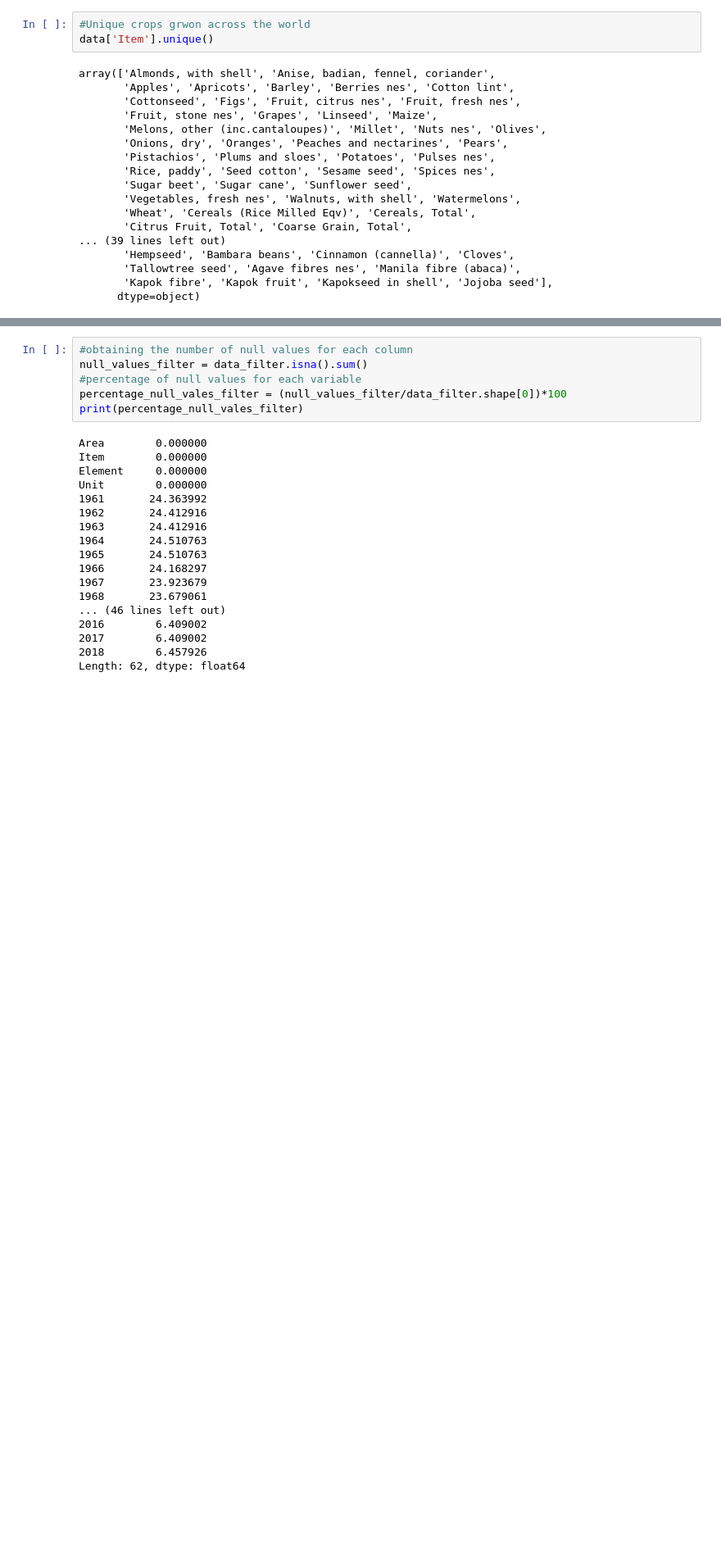
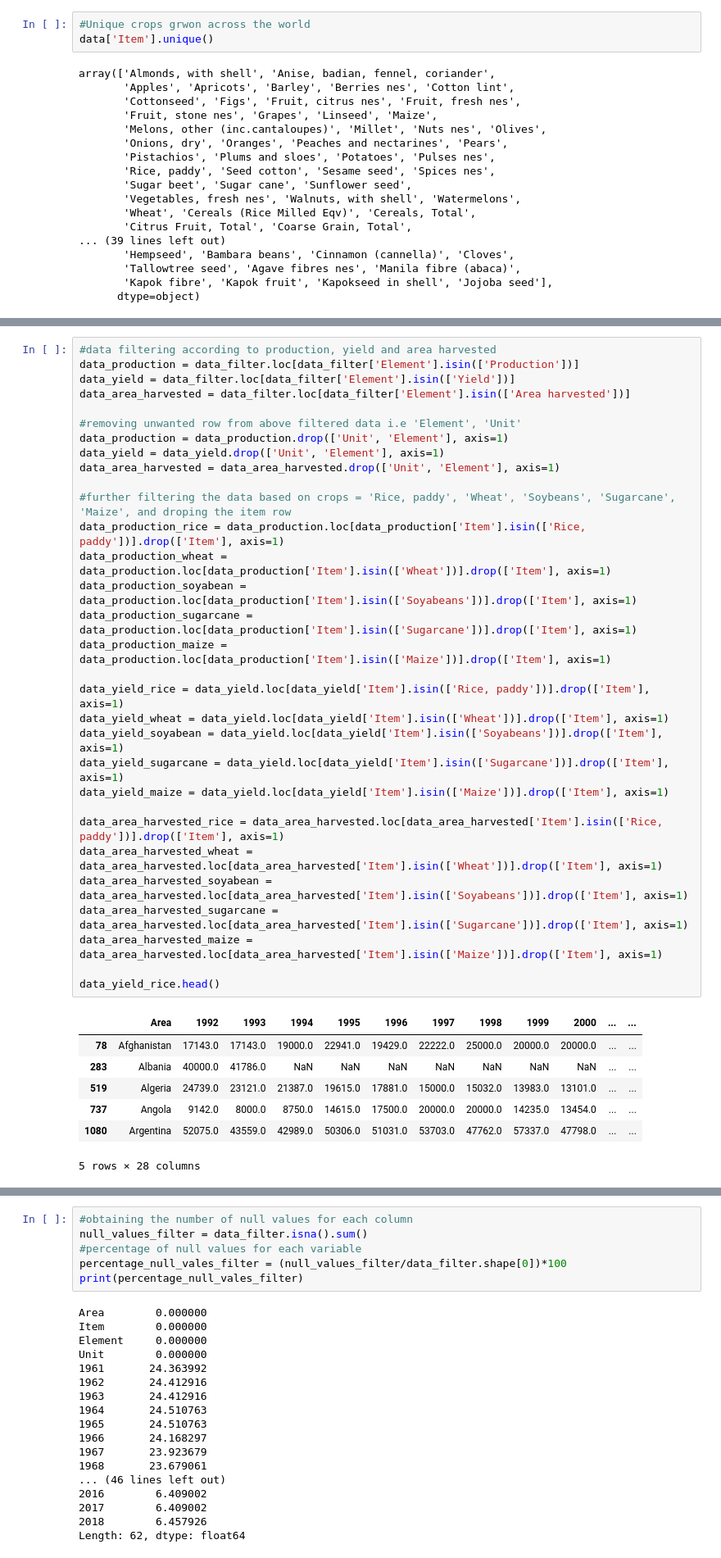
Before and after one commit to vishalgardas/FAO, a Jupyter notebook: FAO.ipynb, the cells around one changed output, grey strips where cells are left out. Shown: that part at 82% size. Saved outputs shown, nothing was run; the diff lists cells and outputs as text; blank space fills up the shorter version.

```diff
--- a/FAO.ipynb
+++ b/FAO.ipynb
@@ -171,0 +206,39 @@ data_filter.head(20)
+# %%
+#data filtering according to production, yield and area harvested
+data_production = data_filter.loc[data_filter['Element'].isin(['Production'])]
+data_yield = data_filter.loc[data_filter['Element'].isin(['Yield'])]
+data_area_harvested = data_filter.loc[data_filter['Element'].isin(['Area harvested'])]
+
+#removing unwanted row from above filtered data i.e 'Element', 'Unit'
+data_production = data_production.drop(['Unit', 'Element'], axis=1)
+data_yield = data_yield.drop(['Unit', 'Element'], axis=1)
+data_area_harvested = data_area_harvested.drop(['Unit', 'Element'], axis=1)
+
+#further filtering the data based on crops = 'Rice, paddy', 'Wheat', 'Soybeans', 'Sugarcane', 'Maize', and droping the item row
+data_production_rice = data_production.loc[data_production['Item'].isin(['Rice, paddy'])].drop(['Item'], axis=1)
+data_production_wheat = data_production.loc[data_production['Item'].isin(['Wheat'])].drop(['Item'], axis=1)
+data_production_soyabean = data_production.loc[data_production['Item'].isin(['Soyabeans'])].drop(['Item'], axis=1)
+data_production_sugarcane = data_production.loc[data_production['Item'].isin(['Sugarcane'])].drop(['Item'], axis=1)
+data_production_maize = data_production.loc[data_production['Item'].isin(['Maize'])].drop(['Item'], axis=1)
+
+data_yield_rice = data_yield.loc[data_yield['Item'].isin(['Rice, paddy'])].drop(['Item'], axis=1)
+data_yield_wheat = data_yield.loc[data_yield['Item'].isin(['Wheat'])].drop(['Item'], axis=1)
+data_yield_soyabean = data_yield.loc[data_yield['Item'].isin(['Soyabeans'])].drop(['Item'], axis=1)
+data_yield_sugarcane = data_yield.loc[data_yield['Item'].isin(['Sugarcane'])].drop(['Item'], axis=1)
+data_yield_maize = data_yield.loc[data_yield['Item'].isin(['Maize'])].drop(['Item'], axis=1)
+
+data_area_harvested_rice = data_area_harvested.loc[data_area_harvested['Item'].isin(['Rice, paddy'])].drop(['Item'], axis=1)
+data_area_harvested_wheat = data_area_harvested.loc[data_area_harvested['Item'].isin(['Wheat'])].drop(['Item'], axis=1)
+data_area_harvested_soyabean = data_area_harvested.loc[data_area_harvested['Item'].isin(['Soyabeans'])].drop(['Item'], axis=1)
+data_area_harvested_sugarcane = data_area_harvested.loc[data_area_harvested['Item'].isin(['Sugarcane'])].drop(['Item'], axis=1)
+data_area_harvested_maize = data_area_harvested.loc[data_area_harvested['Item'].isin(['Maize'])].drop(['Item'], axis=1)
+
+data_yield_rice.head()
+# %% [output]
+|  | Area | 1992 | 1993 | 1994 | 1995 | 1996 | 1997 | 1998 | 1999 | 2000 | ... | ... |
+| 78 | Afghanistan | 17143.0 | 17143.0 | 19000.0 | 22941.0 | 19429.0 | 22222.0 | 25000.0 | 20000.0 | 20000.0 | ... | ... |
+| 283 | Albania | 40000.0 | 41786.0 | NaN | NaN | NaN | NaN | NaN | NaN | NaN | ... | ... |
+| 519 | Algeria | 24739.0 | 23121.0 | 21387.0 | 19615.0 | 17881.0 | 15000.0 | 15032.0 | 13983.0 | 13101.0 | ... | ... |
+| 737 | Angola | 9142.0 | 8000.0 | 8750.0 | 14615.0 | 17500.0 | 20000.0 | 20000.0 | 14235.0 | 13454.0 | ... | ... |
+| 1080 | Argentina | 52075.0 | 43559.0 | 42989.0 | 50306.0 | 51031.0 | 53703.0 | 47762.0 | 57337.0 | 47798.0 | ... | ... |
+5 rows × 28 columns
```
Also changed, not shown: parts of 10 cells of this notebook.
